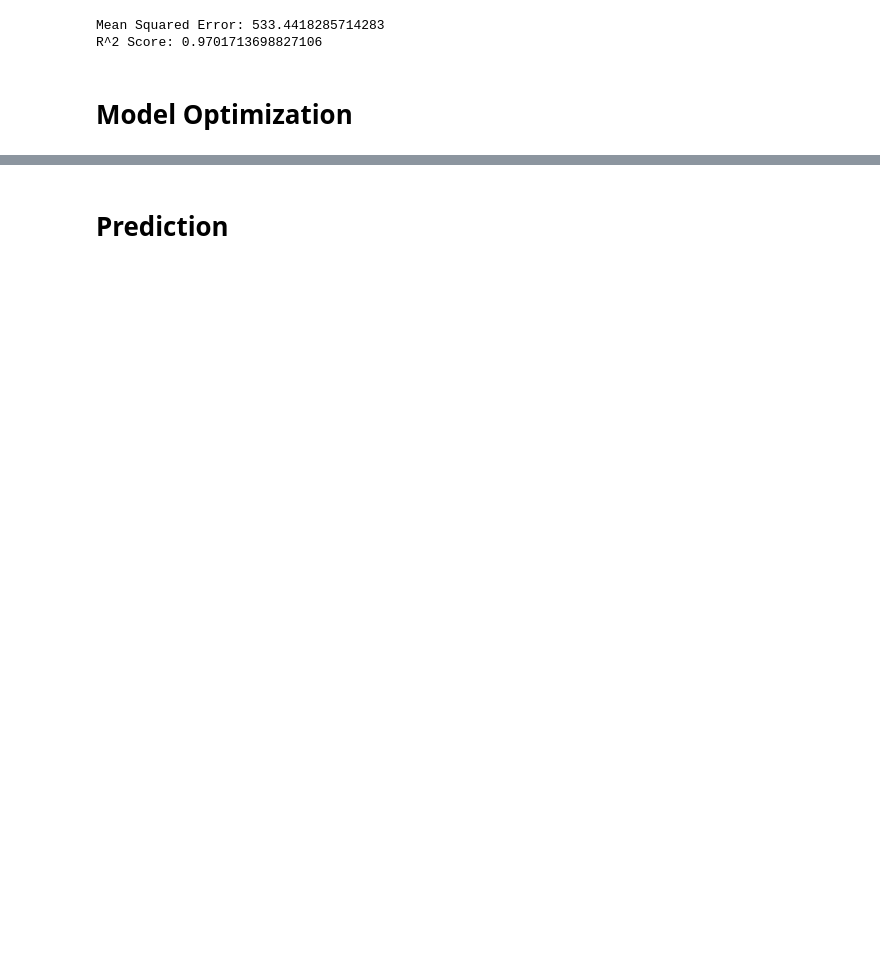
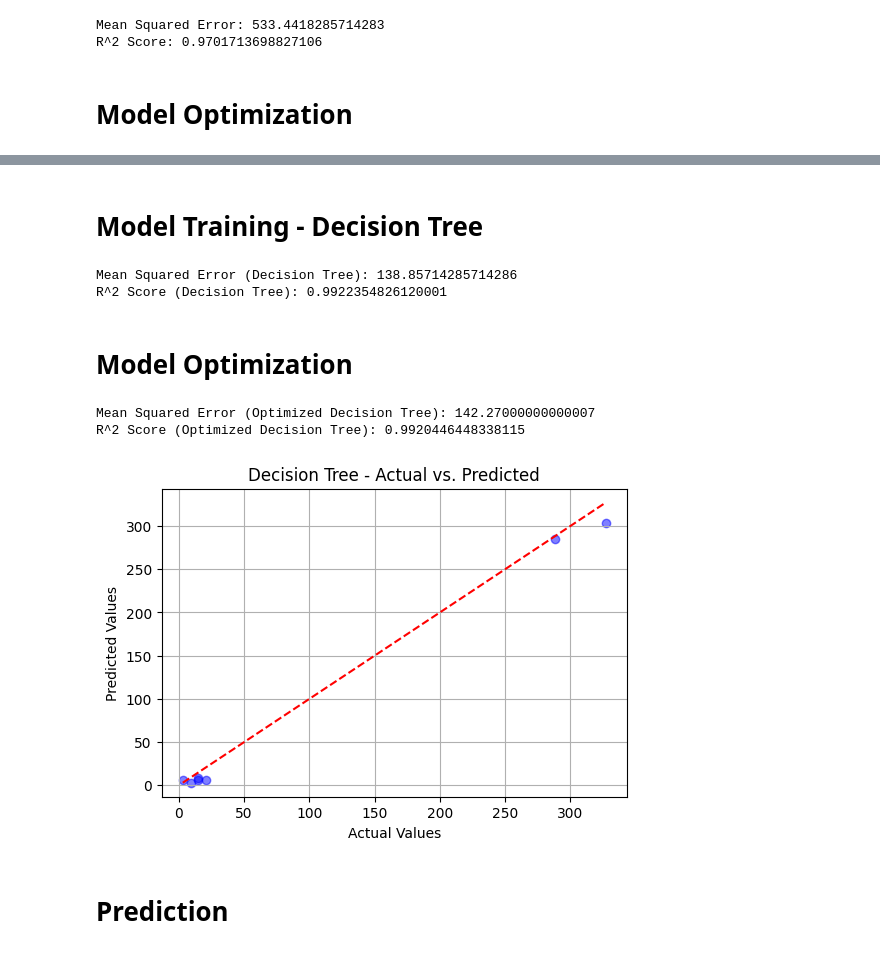
Before and after one commit to Prureddy/Traffic_Volume_Data, a Jupyter notebook: main.ipynb, the cells around one changed output, grey strips where cells are left out. Drawn from its saved outputs; the diff is of its cells as text; code cells hidden in the pictures; blank space fills up the shorter version.

```diff
--- a/main.ipynb
+++ b/main.ipynb
@@ -181,2 +235,60 @@ Mean Squared Error: 372.15279179397464
+# %% [markdown]
+# Model Training - Decision Tree
+# %%
+from sklearn.tree import DecisionTreeRegressor
+
+# Initialize and train a Decision Tree Regressor
+dt_regressor = DecisionTreeRegressor(random_state=42)
+dt_regressor.fit(X_train, y_train)
+
+# Predict on the test set
+y_pred_dt = dt_regressor.predict(X_test)
+
+# Calculate Mean Squared Error and R^2 Score
+mse_dt = mean_squared_error(y_test, y_pred_dt)
+r2_dt = r2_score(y_test, y_pred_dt)
+print("Mean Squared Error (Decision Tree):", mse_dt)
+print("R^2 Score (Decision Tree):", r2_dt)
+# %% [output]
+Mean Squared Error (Decision Tree): 138.85714285714286
+R^2 Score (Decision Tree): 0.9922354826120001
+# %% [markdown]
+# Model Optimization
+# %%
+from sklearn.tree import DecisionTreeRegressor
+from sklearn.model_selection import GridSearchCV
+
+# Initialize the Decision Tree Regressor
+dt_regressor = DecisionTreeRegressor(random_state=42)
+
+# Define the hyperparameter grid
+param_grid = {
+    'max_depth': [3, 5, 7, 10],
+    'min_samples_split': [2, 5, 10],
+    'min_samples_leaf': [1, 2, 4]
+}
+
+# Perform Grid Search Cross Validation
+grid_search = GridSearchCV(estimator=dt_regressor, param_grid=param_grid, cv=5, scoring='neg_mean_squared_error')
+grid_search.fit(X_train, y_train)
+
+# Get the best model and its hyperparameters
+best_dt_model = grid_search.best_estimator_
+best_params_dt = grid_search.best_params_
+
+# Make predictions on the test set
+y_pred_optimized_dt = best_dt_model.predict(X_test)
+
+# Calculate Mean Squared Error and R^2 Score for optimized model
+mse3 = mean_squared_error(y_test, y_pred_optimized_dt)
+r23 = r2_score(y_test, y_pred_optimized_dt)
+print("Mean Squared Error (Optimized Decision Tree):", mse3)
+print("R^2 Score (Optimized Decision Tree):", r23)
+
+plot_actual_vs_predicted(y_test, y_pred_dt, "Decision Tree")
+# %% [output]
+Mean Squared Error (Optimized Decision Tree): 142.27000000000007
+R^2 Score (Optimized Decision Tree): 0.9920446448338115
+[figure, added]
 # %% [markdown]
 # Prediction
```
Also changed, not shown: parts of 13 cells of this notebook.
